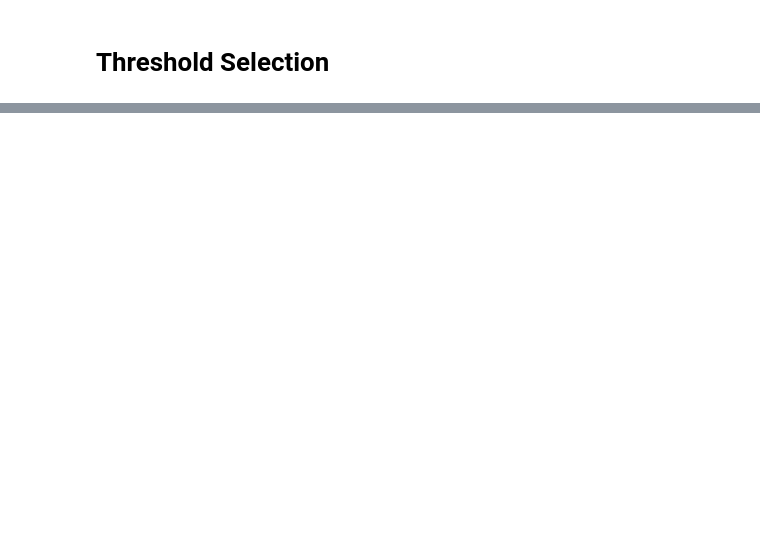
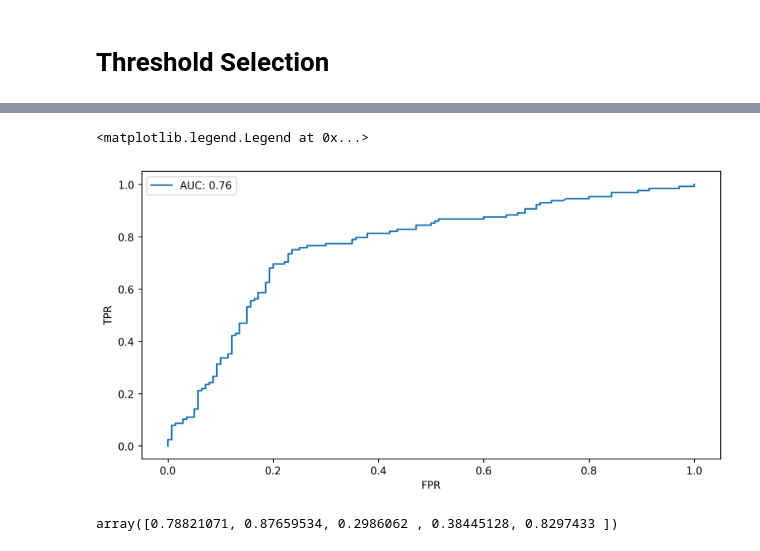
Before and after one commit to aishwaryamate/14July-Batch, a Jupyter notebook: Machine Learning/EDA-1/Logistic Regression.ipynb, the cells around one changed output, grey strips where cells are left out. Saved outputs shown, nothing was run; the diff lists cells and outputs as text; code cells hidden in the pictures; blank space fills up the shorter version.

```diff
--- a/Machine Learning/EDA-1/Logistic Regression.ipynb
+++ b/Machine Learning/EDA-1/Logistic Regression.ipynb
@@ -274,0 +317,2 @@ weighted avg       0.74      0.74      0.74       268
+# %%
+proba = lg.predict_proba(xtest)[:,1]
@@ -274,0 +321,3 @@ weighted avg       0.74      0.74      0.74       268
+# %%
+auc = roc_auc_score(ytest,proba)
+auc
@@ -274,0 +326,2 @@ weighted avg       0.74      0.74      0.74       268
+# %%
+fpr,tpr,threshold = roc_curve(ytest,proba)
@@ -274,0 +390,12 @@ weighted avg       0.74      0.74      0.74       268
+# %%
+plt.plot(fpr,tpr, label = 'AUC: %0.2f'%auc)
+plt.xlabel('FPR')
+plt.ylabel('TPR')
+plt.legend()
+# %% [output]
+<matplotlib.legend.Legend at 0x...>
+[figure, added]
+# %%
+proba[:5]
+# %% [output]
+array([0.78821071, 0.87659534, 0.2986062 , 0.38445128, 0.8297433 ])
```
Also changed, not shown: parts of 56 cells of this notebook.
